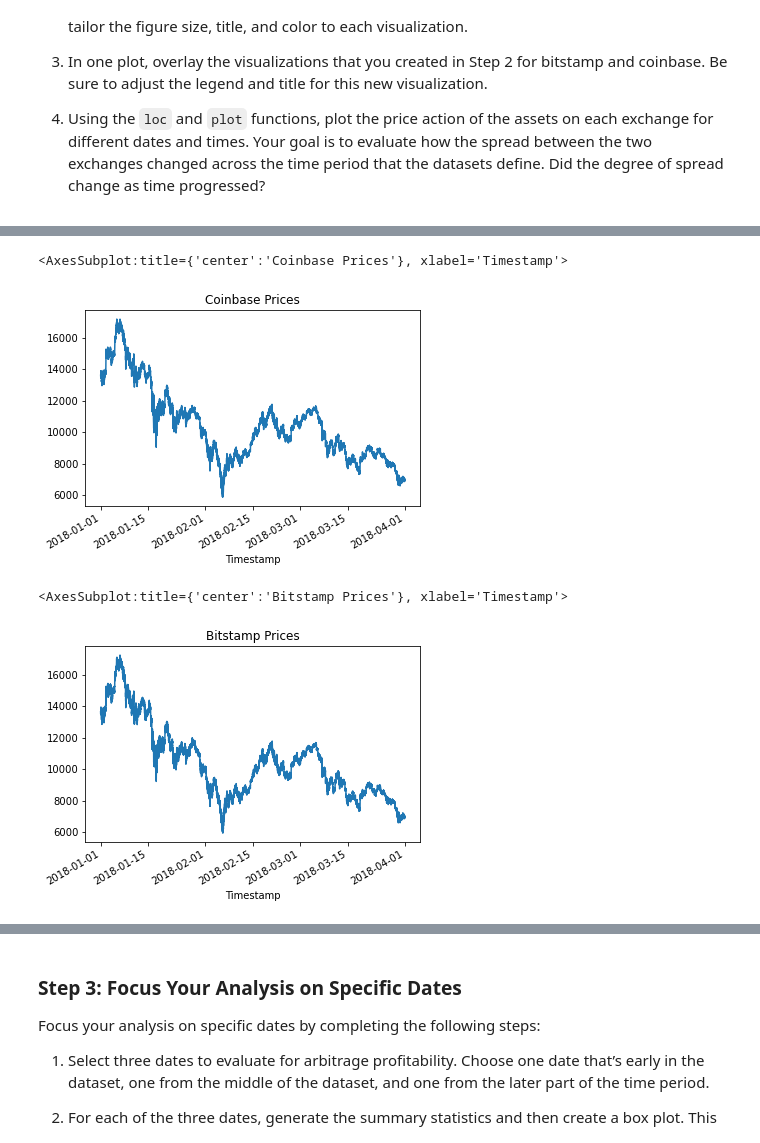
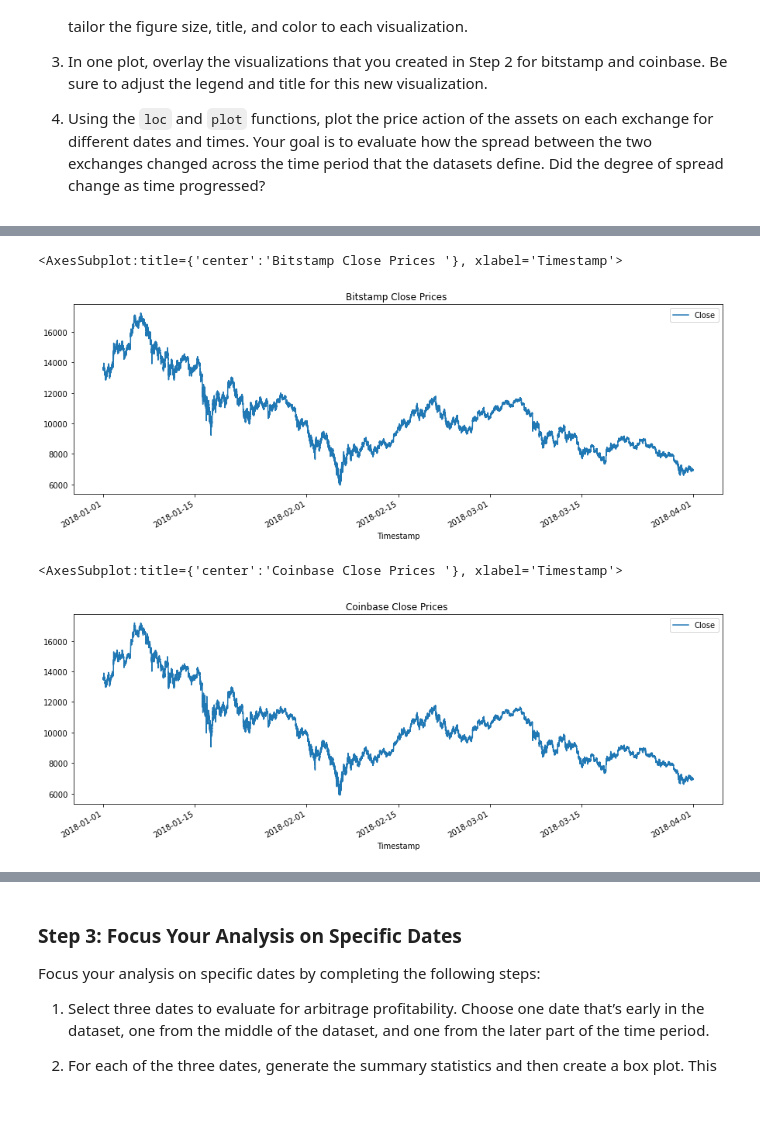
Before and after one commit to balllisaann/FinTech_Challenge_03_Bitcoin_Arbitrage, a Jupyter notebook: crypto_arbitrage.ipynb, the cells around one changed output, grey strips where cells are left out. Drawn from its saved outputs; the diff is of its cells as text; code cells hidden in the pictures; blank space fills up the shorter version.

```diff
--- a/crypto_arbitrage.ipynb
+++ b/crypto_arbitrage.ipynb
@@ -231,17 +219,17 @@ bitstamp_sliced.describe()
 # %%
 # Create a line plot for the bitstamp DataFrame for the full length of time in the dataset
 # Be sure that the figure size, title, and color are tailored to each visualization
-# YOUR CODE HERE
+bitstamp_sliced.plot(figsize=(15,5), title="Bitstamp Close Prices ")
 # %% [output]
-<AxesSubplot:title={'center':'Coinbase Prices'}, xlabel='Timestamp'>
+<AxesSubplot:title={'center':'Bitstamp Close Prices '}, xlabel='Timestamp'>
-[figure, old version]
+[figure, new version]
 # %%
 # Create a line plot for the coinbase DataFrame for the full length of time in the dataset
 # Be sure that the figure size, title, and color are tailored to each visualization
-# YOUR CODE HERE
+coinbase_sliced.plot(figsize=(15,5), title="Coinbase Close Prices ")
 # %% [output]
-<AxesSubplot:title={'center':'Bitstamp Prices'}, xlabel='Timestamp'>
+<AxesSubplot:title={'center':'Coinbase Close Prices '}, xlabel='Timestamp'>
-[figure, old version]
+[figure, new version]
 # %%
 # Overlay the visualizations for the bitstamp and coinbase DataFrames in one plot
 # The plot should visualize the prices over the full lenth of the dataset
```
Also changed, not shown: parts of 41 cells of this notebook.
